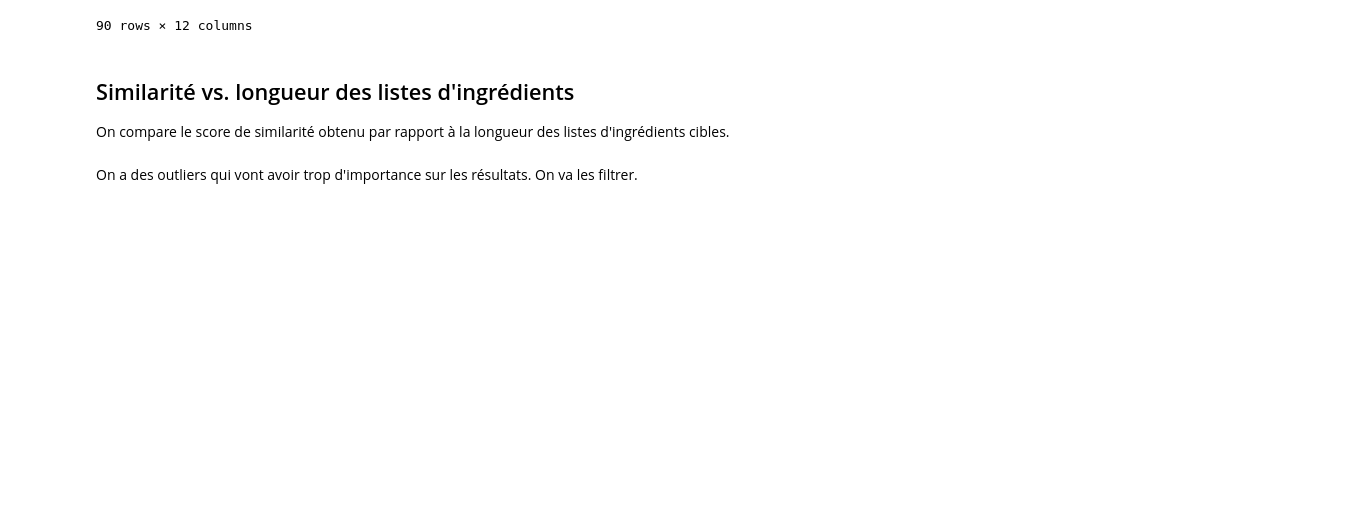
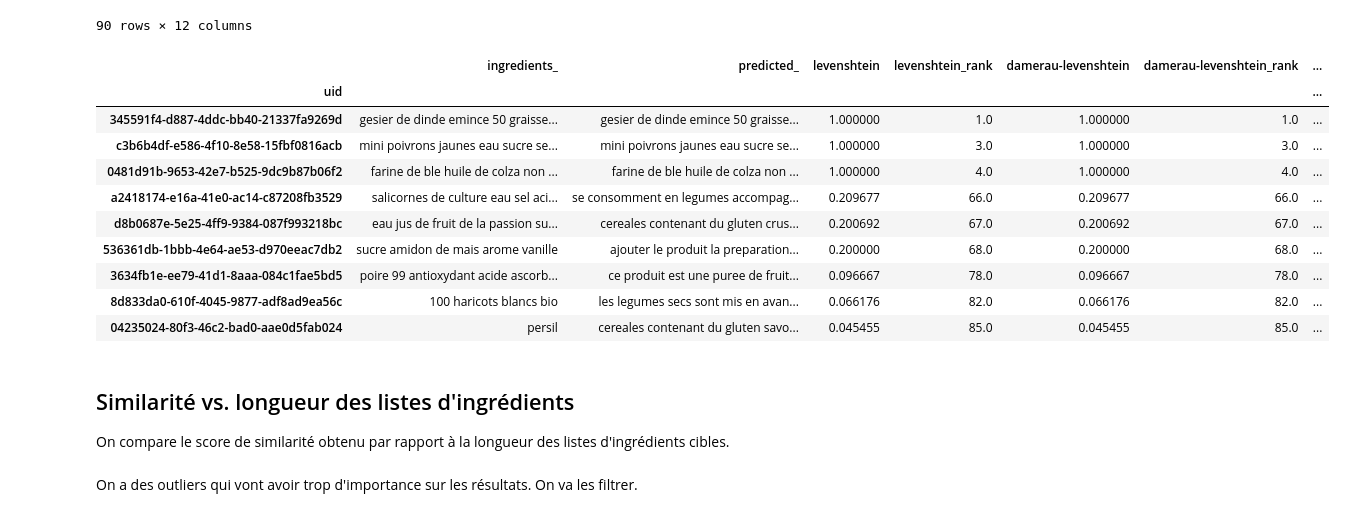
Before and after one commit to UltraDiuve/PIM-Recognizer, a Jupyter notebook: report/notebooks/Performance_measurement.ipynb, the cells around one changed output. Saved outputs shown, nothing was run; the diff lists cells and outputs as text; code cells hidden in the pictures; blank space fills up the shorter version.

```diff
--- a/report/notebooks/Performance_measurement.ipynb
+++ b/report/notebooks/Performance_measurement.ipynb
@@ -476,6 +476,27 @@ for sim in similarity_kinds:
 | 6267b9f8-2529-4bc6-ba4b-26760f0522b3 | eau gazeifiee colorant e150d acid... | coca cola light mini 150 mlean544... | 0.012461 | 90.0 | 0.012461 | 90.0 | ... |
 | 2ca5dc9e-8058-499a-affe-3ec9c06d55b7 | 100 arabica | gammemarqueargumentation commerci... | 0.011411 | 91.0 | 0.011411 | 91.0 | ... |
 90 rows × 12 columns
+# %%
+(
+processed_df.sort_values('levenshtein_rank')
+            .loc[(processed_df['ingredients'] != '') &
+                 (processed_df['predicted'] != '') &
+                (processed_df['predicted'].apply(len) <=300)]
+            .join(comp_df, lsuffix='_')
+            .iloc[np.r_[0:3, 47:50, -3:0]]
+            )
+# %% [output]
+|  | ingredients_ | predicted_ | levenshtein | levenshtein_rank | damerau-levenshtein | damerau-levenshtein_rank | ... |
+| uid |  |  |  |  |  |  | ... |
+| 345591f4-d887-4ddc-bb40-21337fa9269d | gesier de dinde emince 50 graisse... | gesier de dinde emince 50 graisse... | 1.000000 | 1.0 | 1.000000 | 1.0 | ... |
+| c3b6b4df-e586-4f10-8e58-15fbf0816acb | mini poivrons jaunes eau sucre se... | mini poivrons jaunes eau sucre se... | 1.000000 | 3.0 | 1.000000 | 3.0 | ... |
+| 0481d91b-9653-42e7-b525-9dc9b87b06f2 | farine de ble huile de colza non ... | farine de ble huile de colza non ... | 1.000000 | 4.0 | 1.000000 | 4.0 | ... |
+| a2418174-e16a-41e0-ac14-c87208fb3529 | salicornes de culture eau sel aci... | se consomment en legumes accompag... | 0.209677 | 66.0 | 0.209677 | 66.0 | ... |
+| d8b0687e-5e25-4ff9-9384-087f993218bc | eau jus de fruit de la passion su... | cereales contenant du gluten crus... | 0.200692 | 67.0 | 0.200692 | 67.0 | ... |
+| 536361db-1bbb-4e64-ae53-d970eeac7db2 | sucre amidon de mais arome vanille | ajouter le produit la preparation... | 0.200000 | 68.0 | 0.200000 | 68.0 | ... |
+| 3634fb1e-ee79-41d1-8aaa-084c1fae5bd5 | poire 99 antioxydant acide ascorb... | ce produit est une puree de fruit... | 0.096667 | 78.0 | 0.096667 | 78.0 | ... |
+| 8d833da0-610f-4045-9877-adf8ad9ea56c | 100 haricots blancs bio | les legumes secs sont mis en avan... | 0.066176 | 82.0 | 0.066176 | 82.0 | ... |
+| 04235024-80f3-46c2-bad0-aae0d5fab024 | persil | cereales contenant du gluten savo... | 0.045455 | 85.0 | 0.045455 | 85.0 | ... |
 # %%
 # outputing to latex
 with pd.option_context("max_colwidth", 100000):
```
Also changed, not shown: parts of 1 cell of this notebook, 2 other files.
